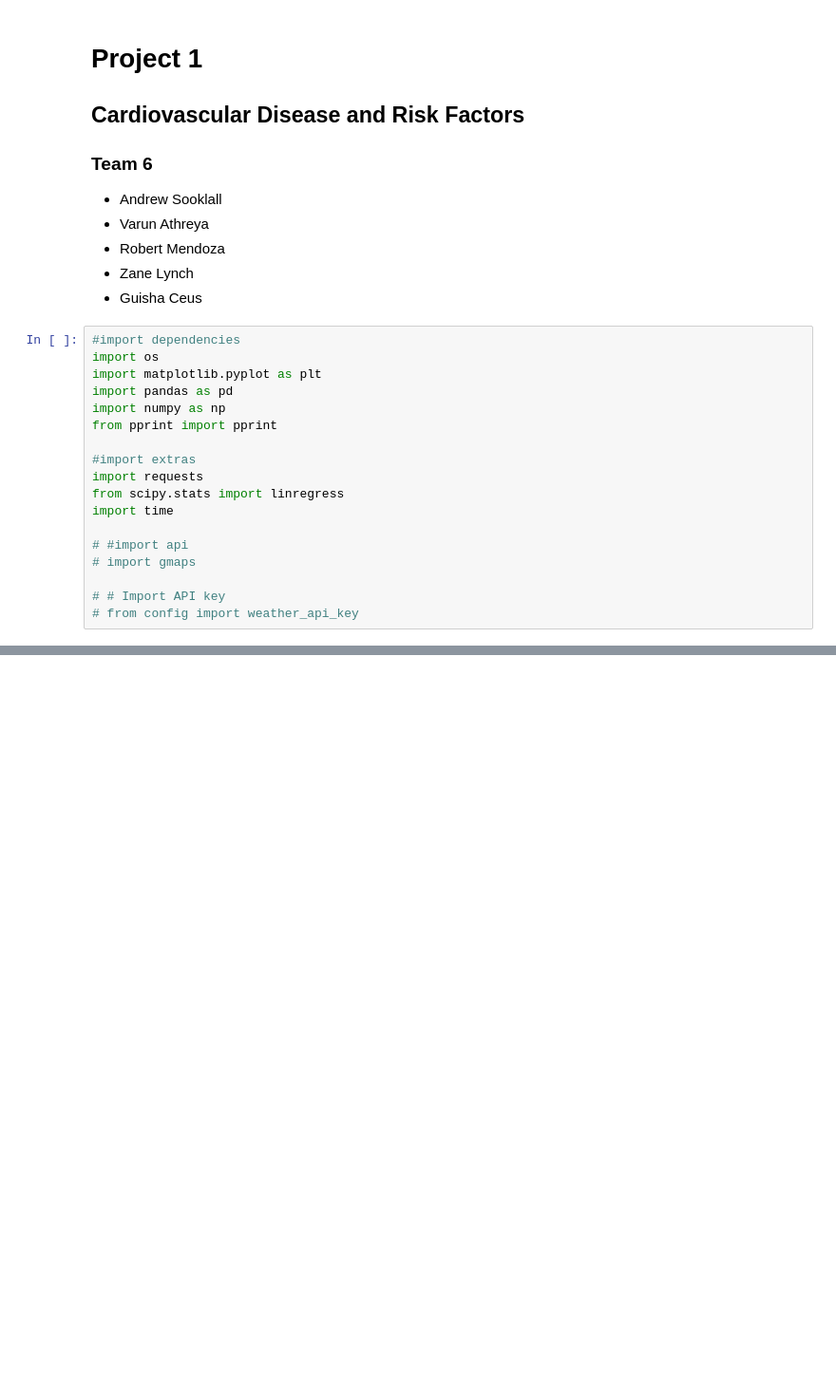
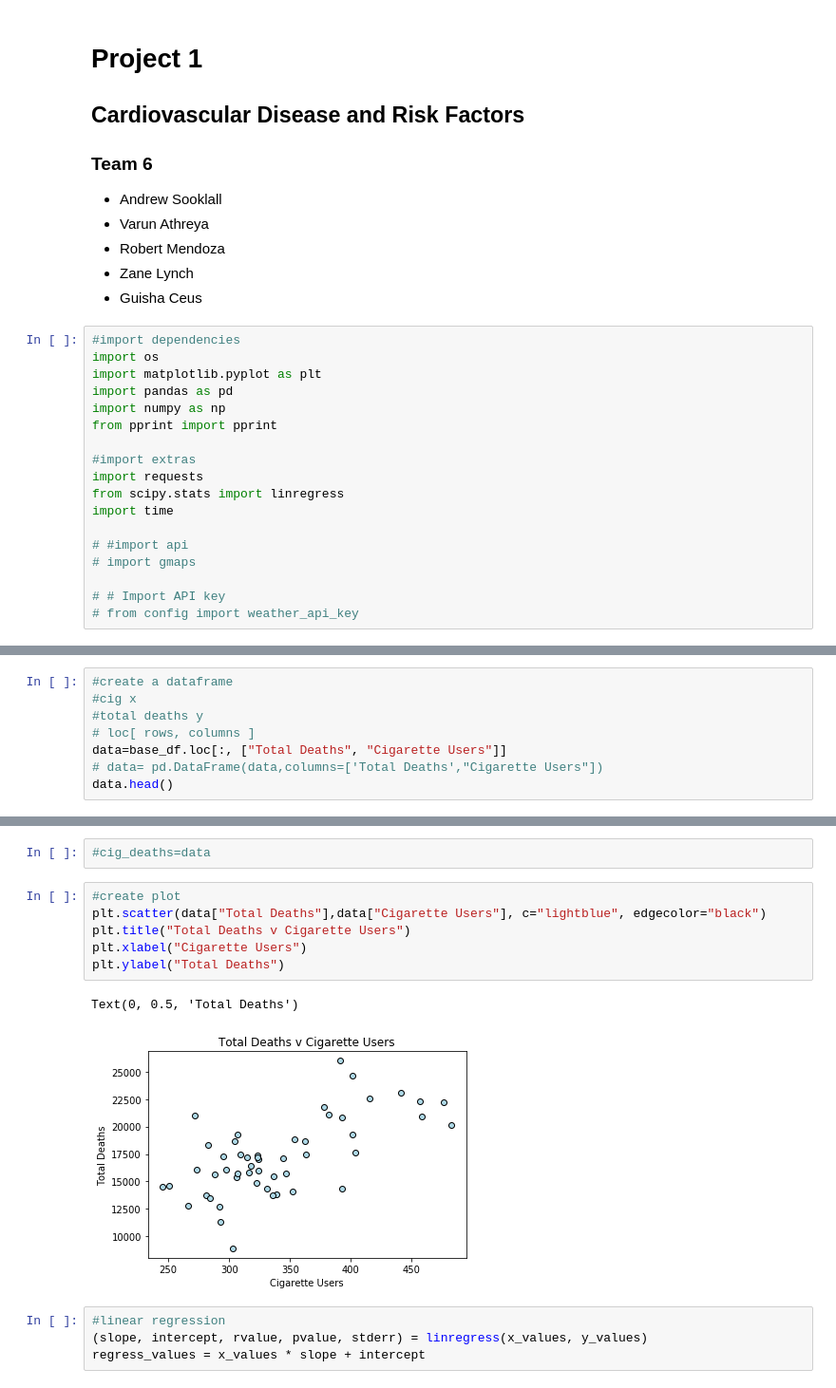
Before and after one commit to ASooklall/project-1-cvd, a Jupyter notebook: project-1-team-6.ipynb, the cells around one changed output, grey strips where cells are left out. Shown at 95% size. Saved outputs shown, nothing was run; the diff lists cells and outputs as text; blank space fills up the shorter version.

```diff
--- a/project-1-team-6.ipynb
+++ b/project-1-team-6.ipynb
@@ -49,0 +50,8 @@ base_df
+# %%
+#create a dataframe
+#cig x
+#total deaths y
+# loc[ rows, columns ]
+data=base_df.loc[:, ["Total Deaths", "Cigarette Users"]]
+# data= pd.DataFrame(data,columns=['Total Deaths',"Cigarette Users"])
+data.head()
@@ -49,0 +85,15 @@ base_df
+# %%
+#cig_deaths=data
+# %%
+#create plot
+plt.scatter(data["Total Deaths"],data["Cigarette Users"], c="lightblue", edgecolor="black")
+plt.title("Total Deaths v Cigarette Users")
+plt.xlabel("Cigarette Users")
+plt.ylabel("Total Deaths")
+# %% [output]
+Text(0, 0.5, 'Total Deaths')
+[figure, added]
+# %%
+#linear regression
+(slope, intercept, rvalue, pvalue, stderr) = linregress(x_values, y_values)
+regress_values = x_values * slope + intercept
```
Also changed, not shown: parts of 3 cells of this notebook.
